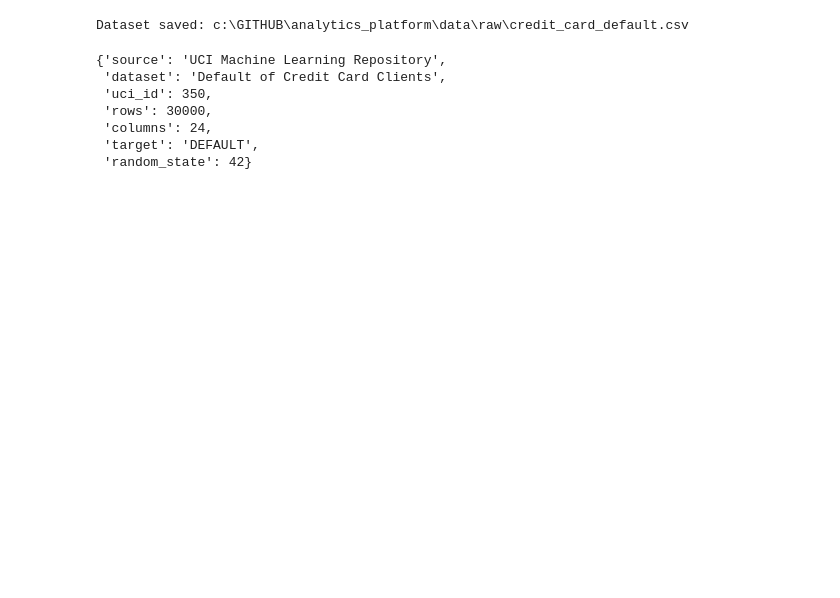
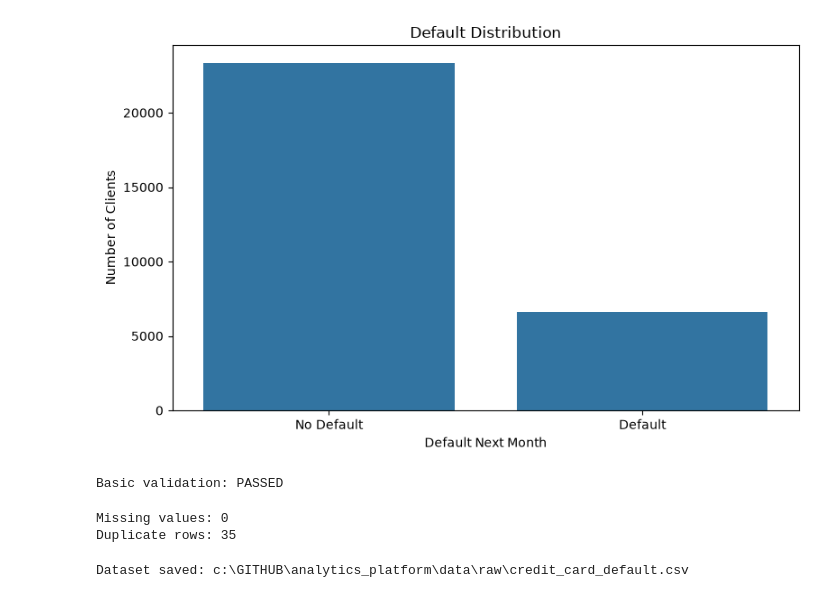
Before and after one commit to MaciGill/analytics_platform, a Jupyter notebook: notebooks/Notebook1_Downloading_data.ipynb, the cells around one changed output. Drawn from its saved outputs; the diff is of its cells as text; code cells hidden in the pictures; blank space fills up the shorter version.

```diff
--- a/notebooks/Notebook1_Downloading_data.ipynb
+++ b/notebooks/Notebook1_Downloading_data.ipynb
@@ -164,3 +296,53 @@ Data types:
+# %%
+plt.figure(figsize=(8, 5))
+
+sns.countplot(
+    data=df,
+    x="DEFAULT"
+)
+
+plt.title("Default Distribution")
+plt.xlabel("Default Next Month")
+plt.ylabel("Number of Clients")
+
+plt.xticks(
+    [0, 1],
+    ["No Default", "Default"]
+)
+
+plt.tight_layout()
+
+plt.savefig(
+    FIGURES_PATH / "01_initial_default_distribution.png",
+    dpi=150,
+    bbox_inches="tight"
+)
+
+plt.show()
+# %% [output]
+[figure, added]
+# %%
+assert not df.empty
+assert "DEFAULT" in df.columns
+assert df["DEFAULT"].isin([0, 1]).all()
+assert df.columns.is_unique
+
+expected_features = 23
+
+assert len(X.columns) == expected_features, (
+    f"Expected {expected_features} features, "
+    f"received {len(X.columns)}"
+)
+
+print("Basic validation: PASSED")
+# %% [output]
+Basic validation: PASSED
+# %%
+print("Missing values:", df.isna().sum().sum())
+print("Duplicate rows:", df.duplicated().sum())
+# %% [output]
+Missing values: 0
+Duplicate rows: 35
 # %%
 raw_file = RAW_PATH / "credit_card_default.csv"
 
@@ -169,23 +354,3 @@ df.to_csv(raw_file, index=False)
 print("Dataset saved:", raw_file)
 # %% [output]
 Dataset saved: c:\GITHUB\analytics_platform\data\raw\credit_card_default.csv
-# %%
-dataset_metadata = {
-    "source": "UCI Machine Learning Repository",
-    "dataset": "Default of Credit Card Clients",
-    "uci_id": 350,
-    "rows": int(df.shape[0]),
-    "columns": int(df.shape[1]),
-    "target": "DEFAULT",
-    "random_state": RANDOM_STATE
-}
-
-dataset_metadata
-# %% [output]
-{'source': 'UCI Machine Learning Repository',
- 'dataset': 'Default of Credit Card Clients',
- 'uci_id': 350,
- 'rows': 30000,
- 'columns': 24,
- 'target': 'DEFAULT',
- 'random_state': 42}
```
Also changed, not shown: parts of 13 cells of this notebook, 3 other files.
